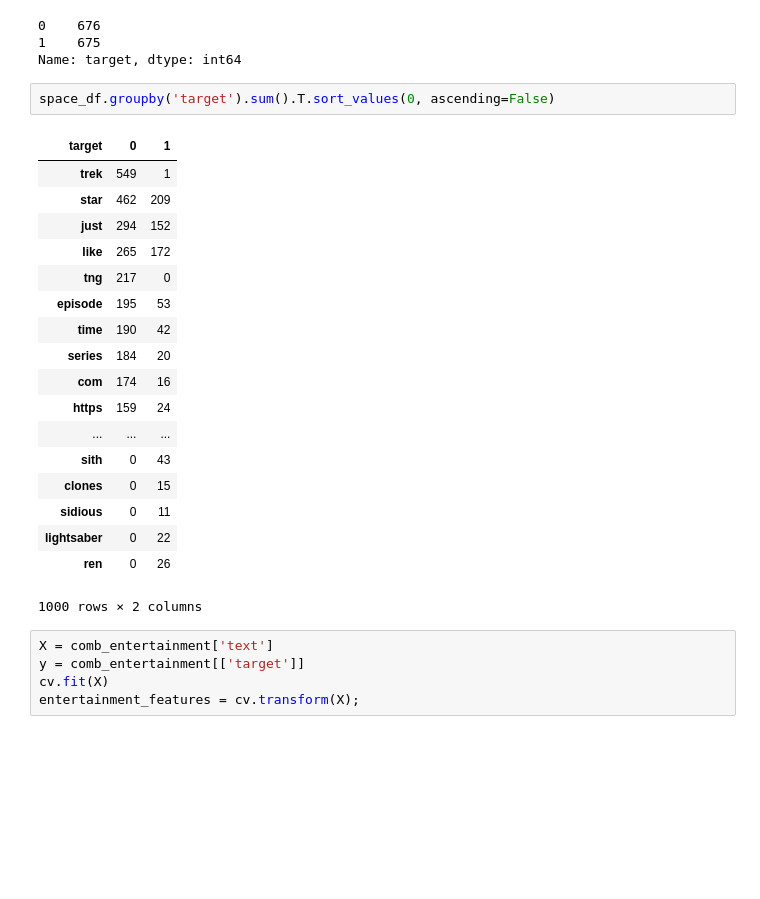
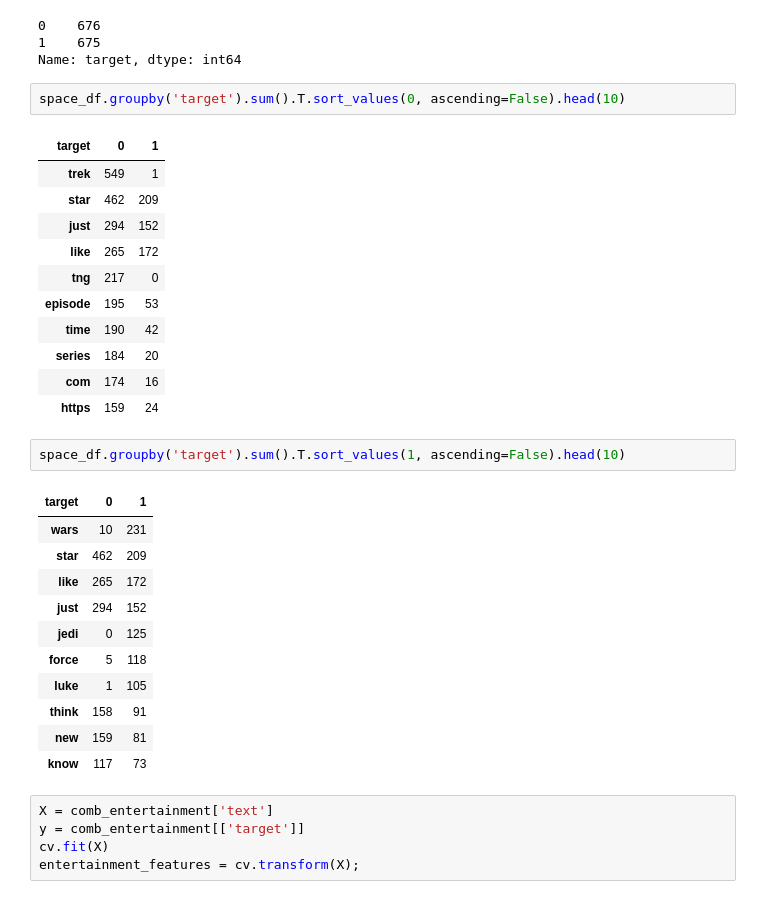
Before and after one commit to bryanco1966/Reddit-Classifications, a Jupyter notebook: Bryan_Combs/Merge_Redit_Files_and_prepare_for_analysis.ipynb, the cells around one changed output. Drawn from its saved outputs; the diff is of its cells as text; blank space fills up the shorter version.

```diff
--- a/Bryan_Combs/Merge_Redit_Files_and_prepare_for_analysis.ipynb
+++ b/Bryan_Combs/Merge_Redit_Files_and_prepare_for_analysis.ipynb
@@ -277,26 +336,33 @@ print(space_df.target.value_counts())
 1    675
 Name: target, dtype: int64
 # %%
-space_df.groupby('target').sum().T.sort_values(0, ascending=False)
+space_df.groupby('target').sum().T.sort_values(0, ascending=False).head(10)
 # %% [output]
 | target | 0 | 1 |
 | trek | 549 | 1 |
 | star | 462 | 209 |
 | just | 294 | 152 |
 | like | 265 | 172 |
 | tng | 217 | 0 |
 | episode | 195 | 53 |
 | time | 190 | 42 |
 | series | 184 | 20 |
 | com | 174 | 16 |
 | https | 159 | 24 |
-| ... | ... | ... |
-| sith | 0 | 43 |
-| clones | 0 | 15 |
-| sidious | 0 | 11 |
-| lightsaber | 0 | 22 |
-| ren | 0 | 26 |
-1000 rows × 2 columns
+# %%
+space_df.groupby('target').sum().T.sort_values(1, ascending=False).head(10)
+# %% [output]
+| target | 0 | 1 |
+| wars | 10 | 231 |
+| star | 462 | 209 |
+| like | 265 | 172 |
+| just | 294 | 152 |
+| jedi | 0 | 125 |
+| force | 5 | 118 |
+| luke | 1 | 105 |
+| think | 158 | 91 |
+| new | 159 | 81 |
+| know | 117 | 73 |
 # %%
 X = comb_entertainment['text']
 y = comb_entertainment[['target']]
```
Also changed, not shown: parts of 4 cells of this notebook, 2 other files.
